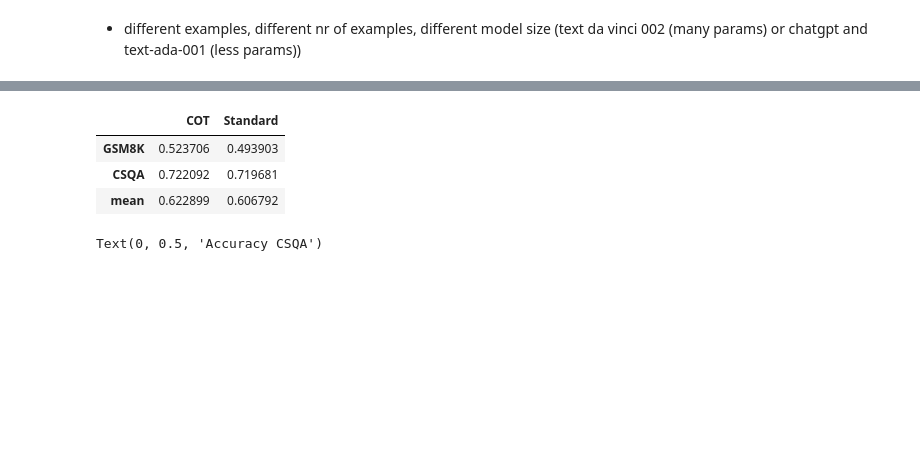
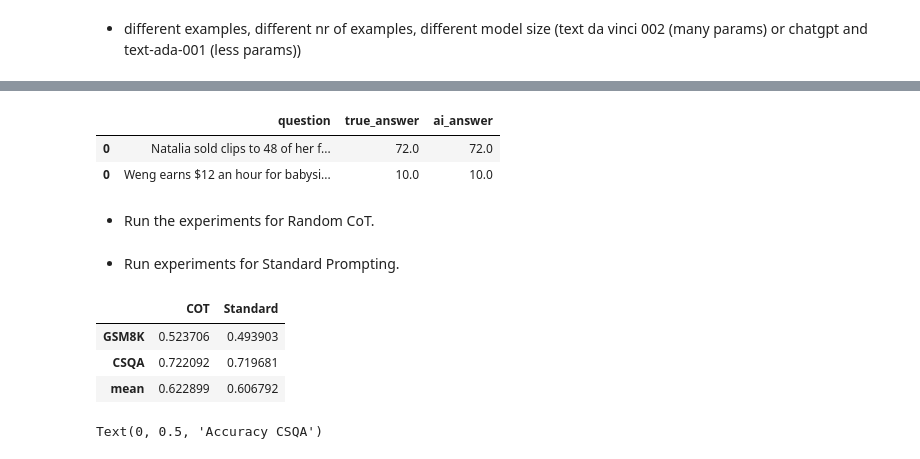
Before and after one commit to Lori10/Master-Thesis-Few-Shot-CoT-Prompting-LLM, a Jupyter notebook: CoT_Arithmetic.ipynb, the cells around one changed output, grey strips where cells are left out. Drawn from its saved outputs; the diff is of its cells as text; code cells hidden in the pictures; blank space fills up the shorter version.

Commit message:
Add Random CoT

```diff
--- a/CoT_Arithmetic.ipynb
+++ b/CoT_Arithmetic.ipynb
@@ -19,21 +30,30 @@ def read_jsonl(path: str):
         return [json.loads(line) for line in fh.readlines() if line]
 
 ANS_RE = re.compile(r"#### (\-?[0-9\.\,]+)")
-INVALID_ANS = "[invalid]"
-
-def extract_answer(completion):
+def extract_true_answer(completion):
     match = ANS_RE.search(completion)
     if match:
         match_str = match.group(1).strip()
         match_str = match_str.replace(",", "")
-        return match_str
+        return float(match_str)
     else:
-        return INVALID_ANS
+        return None
 
-def is_correct(model_completion, gt_example):
-    gt_answer = extract_answer(gt_example["answer"])
-    assert gt_answer != INVALID_ANS
-    return extract_answer(model_completion) == gt_answer
+def extract_ai_answer(completion):
+    try:
+        extracted_answer = float(completion.split('#')[-1].strip())
+        return extracted_answer
+    except Exception as e:
+        print(f'Could not extract the answer for this completion : {completion}')
+        return None
+
+def return_self(x):
+    return x
+
+# def is_correct(model_completion, gt_example):
+#     gt_answer = extract_answer(gt_example["answer"])
+#     assert gt_answer != INVALID_ANS
+#     return extract_answer(model_completion) == gt_answer
 
 
 def get_examples(split):
@@ -117,0 +203,2 @@ def run_experiment_cot(seeds, nr_examples, model_name, dataset, standard_prompti
+# %%
+acc, dfs = run_experiment_cot(2, 'gpt-3.5-turbo', train_data, strategy='standard')
@@ -118,3 +223,11 @@ def run_experiment_cot(seeds, nr_examples, model_name, dataset, standard_prompti
+# %%
+dfs[2]
+# %% [output]
+|  | question | true_answer | ai_answer |
+| 0 | Natalia sold clips to 48 of her f... | 72.0 | 72.0 |
+| 0 | Weng earns $12 an hour for babysi... | 10.0 | 10.0 |
+# %% [markdown]
+* Run the experiments for Random CoT.
 # %%
 seed_dic = {'seed_A' : [random.randint(0, 500) for _ in range(len(train_data))],
             'seed_B' : [random.randint(0, 500) for _ in range(len(train_data))],
@@ -133,6 +246,8 @@ for model in model_names:
             acc = random.random()
             row_data = [model, nr_ex, seed, acc]
             standard_result_df = standard_result_df.append({el1 : el2 for el1, el2 in zip(cols, row_data)}, ignore_index=True)
+# %% [markdown]
+* Run experiments for Standard Prompting.
 # %%
 cot_result_df = pd.DataFrame()
 cols = ['Model Name', 'Nr Examples' ,'Seed', 'Accuracy']
```
Also changed, not shown: parts of 13 cells of this notebook, 1 other file.
